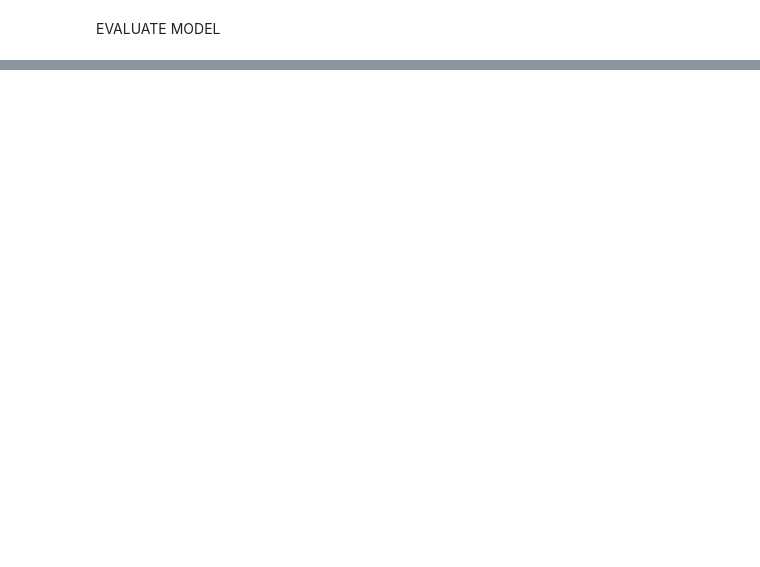
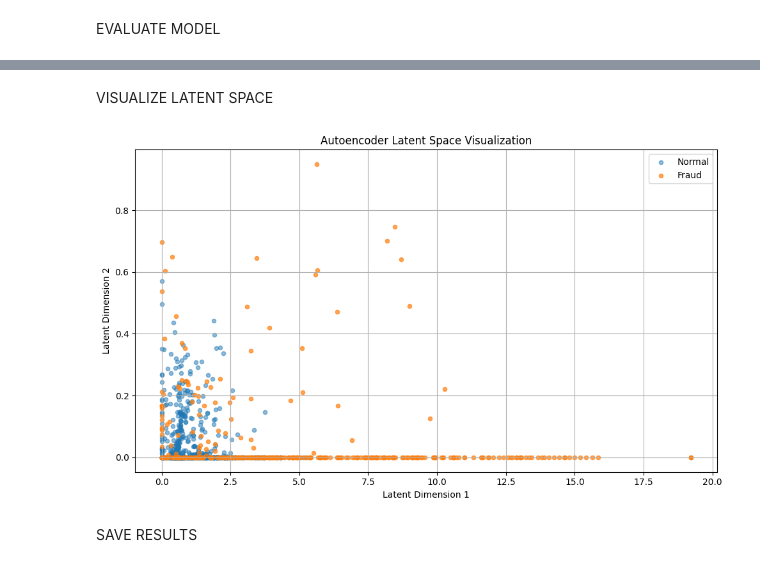
Before and after one commit to ishehara/credit-card-fraud-detection, a Jupyter notebook: Autoencoder.ipynb, the cells around one changed output, grey strips where cells are left out. Saved outputs shown, nothing was run; the diff lists cells and outputs as text; code cells hidden in the pictures; blank space fills up the shorter version.

```diff
--- a/Autoencoder.ipynb
+++ b/Autoencoder.ipynb
@@ -366,0 +351,29 @@ ROC-AUC:   0.9611
+# %% [markdown]
+VISUALIZE LATENT SPACE
+# %%
+# Create encoder model
+encoder = Model(inputs=autoencoder.input,
+                outputs=autoencoder.get_layer('bottleneck').output)
+
+# Get encoded representations
+encoded_normal = encoder.predict(X_train_normal[:1000], verbose=0)
+encoded_fraud = encoder.predict(X_train_fraud, verbose=0)
+
+# Visualize first 2 dimensions
+plt.figure(figsize=(10, 6))
+plt.scatter(encoded_normal[:, 0], encoded_normal[:, 1],
+           alpha=0.5, label='Normal', s=20)
+plt.scatter(encoded_fraud[:, 0], encoded_fraud[:, 1],
+           alpha=0.7, label='Fraud', s=20)
+plt.xlabel('Latent Dimension 1')
+plt.ylabel('Latent Dimension 2')
+plt.title('Autoencoder Latent Space Visualization')
+plt.legend()
+plt.grid(True)
+plt.tight_layout()
+plt.savefig('autoencoder_latent_space.png', dpi=300, bbox_inches='tight')
+plt.show()
+# %% [output]
+[figure, added]
+# %% [markdown]
+SAVE RESULTS
```
Also changed, not shown: parts of 14 cells of this notebook, 1 other file.
